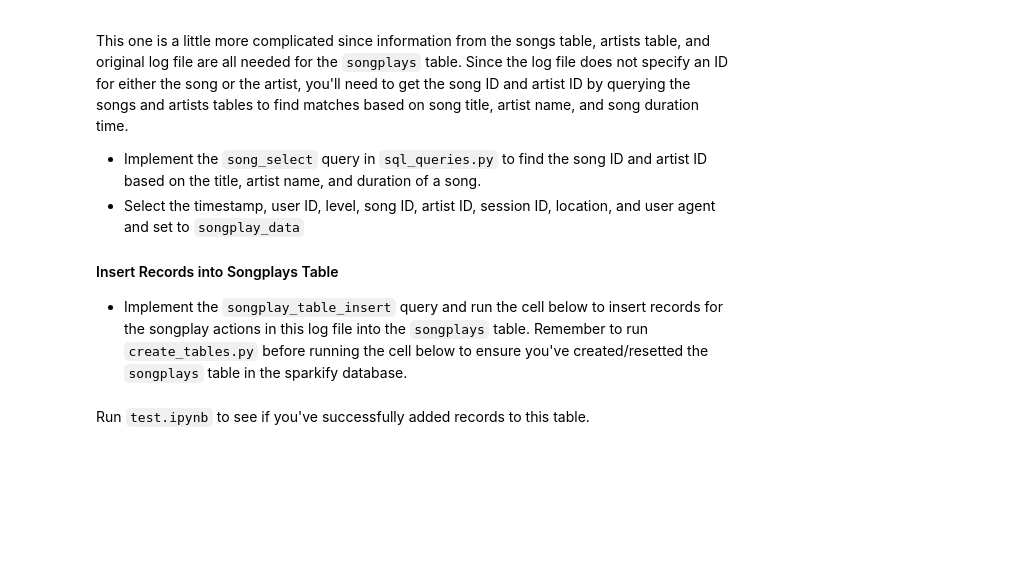
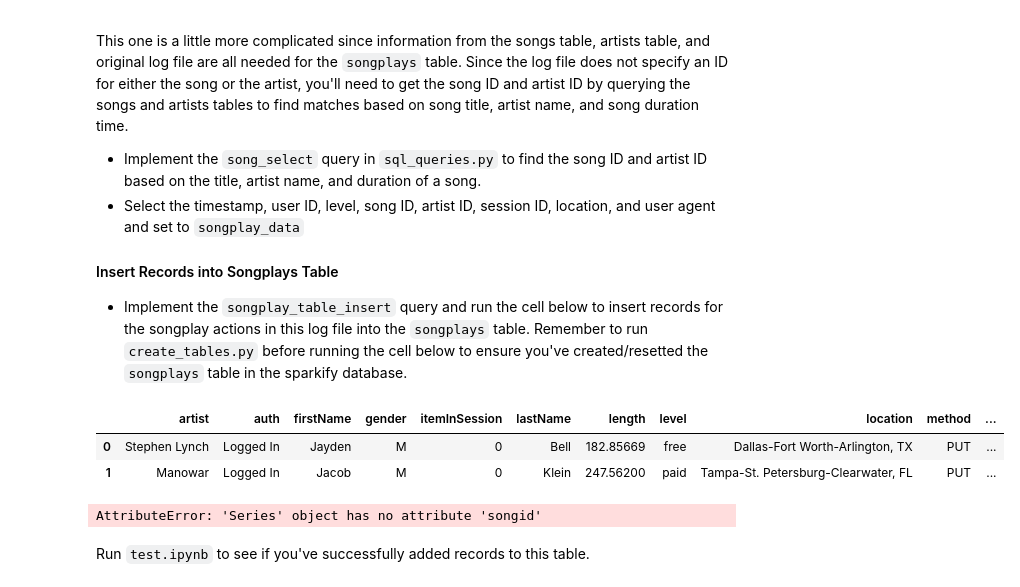
Before and after one commit to ferroramires/Sparkify-ETL, a Jupyter notebook: etl.ipynb, the cells around one changed output. Cells and saved outputs as stored; diff of their text form; code cells hidden in the pictures; blank space fills up the shorter version.

```diff
--- a/etl.ipynb
+++ b/etl.ipynb
@@ -168,11 +195,19 @@ This one is a little more complicated since information from the songs table, ar
 
 #### Insert Records into Songplays Table
 - Implement the `songplay_table_insert` query and run the cell below to insert records for the songplay actions in this log file into the `songplays` table. Remember to run `create_tables.py` before running the cell below to ensure you've created/resetted the `songplays` table in the sparkify database.
+# %%
+df.head(2)
+# %% [output]
+|  | artist | auth | firstName | gender | itemInSession | lastName | length | level | location | method | ... |
+| 0 | Stephen Lynch | Logged In | Jayden | M | 0 | Bell | 182.85669 | free | Dallas-Fort Worth-Arlington, TX | PUT | ... |
+| 1 | Manowar | Logged In | Jacob | M | 0 | Klein | 247.56200 | paid | Tampa-St. Petersburg-Clearwater, FL | PUT | ... |
 # %%
 for index, row in df.iterrows():
 
     # get songid and artistid from song and artist tables
-    cur.execute(song_select, (row.song, row.artist, row.length))
+    cur.execute(song_select, (row.song,
+                              row.artist,
+                              row.length))
     results = cur.fetchone()
 
     if results:
@@ -181,9 +216,18 @@ for index, row in df.iterrows():
         songid, artistid = None, None
 
     # insert songplay record
-    songplay_data = ()
+    songplay_data = (row.ts,
+                     row.userId,
+                     row.level,
+                     row.songid,
+                     artistId,
+                     row.sessionid,
+                     row.location,
+                     row.userAgent)
     cur.execute(songplay_table_insert, songplay_data)
     conn.commit()
+# %% [output]
+AttributeError: 'Series' object has no attribute 'songid'
 # %% [markdown]
 Run `test.ipynb` to see if you've successfully added records to this table.
 # %% [markdown]
```
Also changed, not shown: parts of 8 cells of this notebook, 1 other file.
